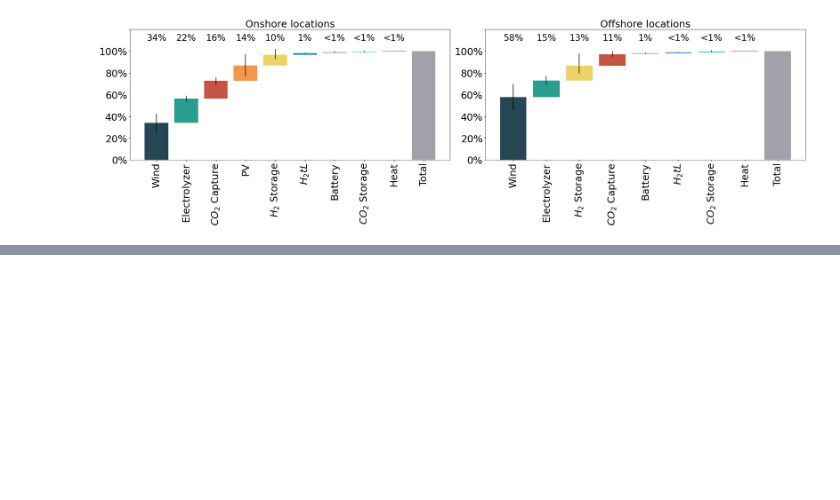
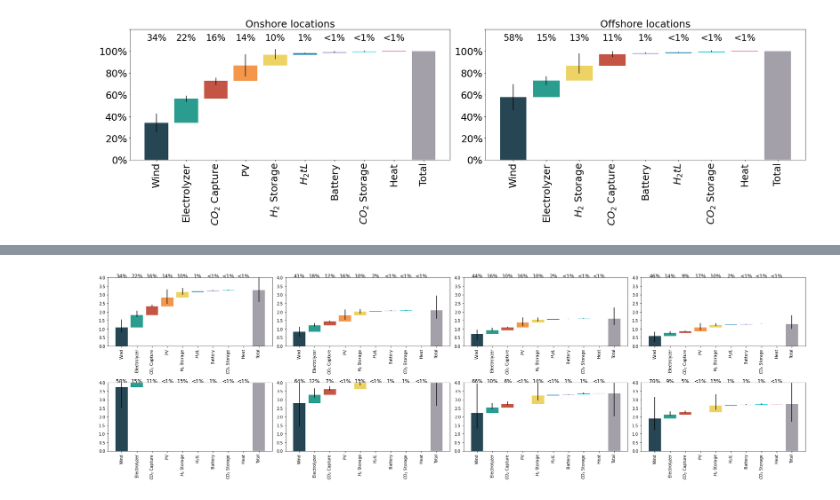
Before and after one commit to kwdseymour/EuroSAFs, a Jupyter notebook: scripts/analysis/SI_figures.ipynb, the cells around one changed output, grey strips where cells are left out. Cells and saved outputs as stored; diff of their text form; code cells hidden in the pictures; blank space fills up the shorter version.

Commit message:
Develop new versions of cost breakdown figure

```diff
--- a/scripts/analysis/SI_figures.ipynb
+++ b/scripts/analysis/SI_figures.ipynb
@@ -298,0 +328,15 @@ plt.savefig('../../gfx/cost_share.png', bbox_inches='tight', dpi=400)
+# %%
+def levelize_npv(npv):
+    # npv --> EUR
+    kerosene_LHV = 44100000 # J/kg
+    kerosene_density = .8 # kg/liter
+    annual_plant_output = 10 # GWh
+    plant_lifetime = 30 # years
+    lifetime_plant_output = annual_plant_output*plant_lifetime # GWh
+
+    LCOF_GWh = npv/lifetime_plant_output # EUR/GWh
+    LCOF_Wh = LCOF_GWh/1e9 # EUR/Wh
+    LCOF_J = LCOF_Wh/3600 # EUR/J
+    LCOF_kg = LCOF_J*kerosene_LHV # EUR/kg
+    LCOF_liter = LCOF_kg*kerosene_density # EUR/l
+    return LCOF_liter
@@ -298,0 +387,72 @@ plt.savefig('../../gfx/cost_share.png', bbox_inches='tight', dpi=400)
+# %%
+npv_cols = ['wind_NPV', 'electrolyzer_NPV', 'CO2_NPV', 'PV_NPV', 'H2stor_NPV', 'H2tL_NPV', 'battery_NPV', 'CO2stor_NPV', 'heat_NPV', 'verify_NPV']
+colors = ['#264653','#2A9D8F','#C45544','#F4974B','#EDD363','#1D84B5','#BEB7DF','#0BC9CD','#D90368','#A4A0A9']
+colormap = {x:colors[i] for i,x in enumerate(onshore_npv_cols)}
+
+col_name_map = {
+    'wind_NPV':'Wind',
+    'electrolyzer_NPV':'Electrolyzer',
+    'CO2_NPV':'$CO_{2}$ Capture',
+    'PV_NPV':'PV',
+    'H2stor_NPV':'$H_{2}$ Storage',
+    'H2tL_NPV':'$H_{2}tL$',
+    'battery_NPV':'Battery',
+    'CO2stor_NPV':'$CO_{2}$ Storage',
+    'heat_NPV':'Heat',
+    'verify_NPV':'Total'
+}
+
+fig,axes = plt.subplots(ncols=4, nrows=2, figsize=(25,7.5))
+fontsize = 25
+
+for i,shore_designation in enumerate(['onshore','offshore']):
+    for j,(year,costs_df) in enumerate(costs_dict.items()):
+        costs_slice = costs_df.loc[costs_df['shore_designation']==shore_designation,npv_cols]
+        costs_slice = levelize_npv(costs_slice)
+        costs_slice = costs_slice.describe(percentiles=[0.05,0.5,0.95]).T #* 100
+
+        costs_cumsum = costs_slice.cumsum()
+        costs_cumsum.iloc[-1] = costs_slice.iloc[-1]
+        costs_cumsum_mask = costs_cumsum.shift()
+        costs_cumsum_mask.iloc[-1] = 0
+
+
+        yerr1 = costs_slice['mean'] - costs_slice['5%']
+        yerr2 = costs_slice['95%'] - costs_slice['mean']
+        axes[i,j].bar(costs_cumsum.index.map(col_name_map), costs_cumsum['mean'], yerr=[yerr1,yerr2], color=costs_cumsum.index.map(colormap))
+        axes[i,j].bar(costs_cumsum_mask.index.map(col_name_map), costs_cumsum_mask['mean'], color='white')
+        for tick in axes[i,j].get_xticklabels():
+            tick.set_rotation(90)
+
+
+        npv_share = costs_df.loc[costs_df['shore_designation']==shore_designation,npv_cols].copy()
+        for col in npv_share.columns:
+            npv_share[col] = npv_share[col]/npv_share['verify_NPV']
+        npv_share = npv_share.describe(percentiles=[0.05,0.5,0.95]).T * 100
+
+        npv_share_cumsum = npv_share.cumsum()
+        npv_share_cumsum.iloc[-1] = npv_share.iloc[-1]
+
+        for k,comp_share in enumerate(npv_share['mean'].iloc[:-1]):
+            if comp_share<1:
+                text = '<1%'
+            else:
+                text = f'{comp_share:.0f}%'
+            axes[i,j].annotate(text, (k,4), fontsize=fontsize*0.5, ha='center')
+#         axes[i,j].tick_params(labelsize=fontsize)
+
+        axes[i,j].set_ylim(0,4)
+    #     axes[i].yaxis.set_ticks(axes[i].get_yticks()) # This line is only intended to supress a warning resulting from the following
+    #     new_ticks = [f'{x:.0f}%' for x in axes[i].get_yticks()]
+    #     new_ticks[-1] = ''
+    #     axes[i].set_yticklabels(new_ticks)
+#         break
+#     break
+# axes[0].set_title('Onshore locations', fontsize=fontsize)
+# axes[1].set_title('Offshore locations', fontsize=fontsize)
+# # fig.suptitle('Share of plant cost by component', y=1, fontsize=fontsize)
+# # plt.subplots_adjust(hspace=0,wspace=0.25)
+plt.tight_layout()
+# costs_cumsum
+# %% [output]
+[figure, added]
```
Also changed, not shown: parts of 8 cells of this notebook.
